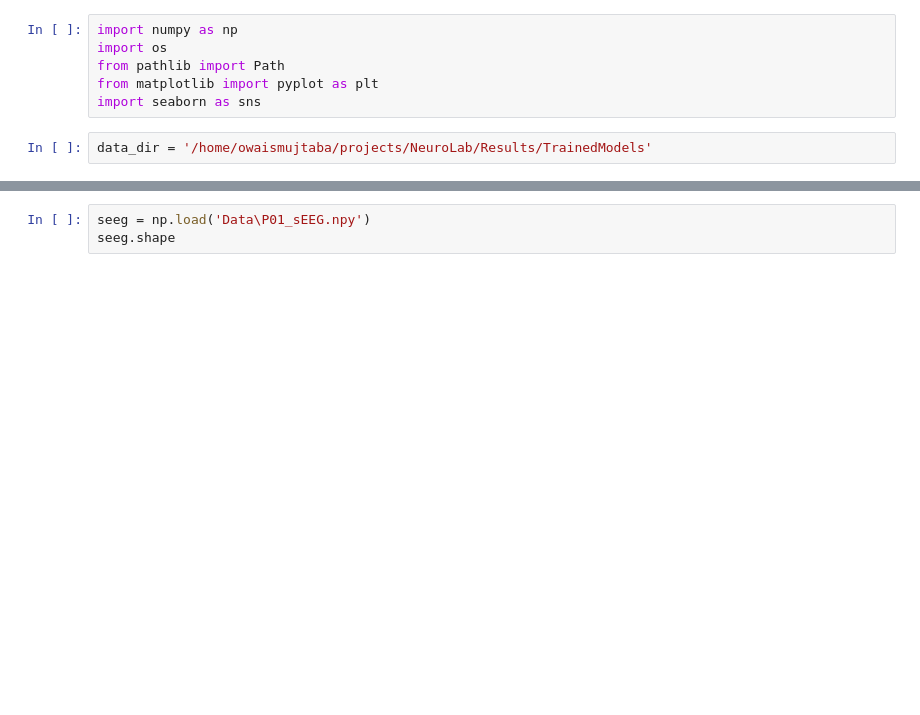
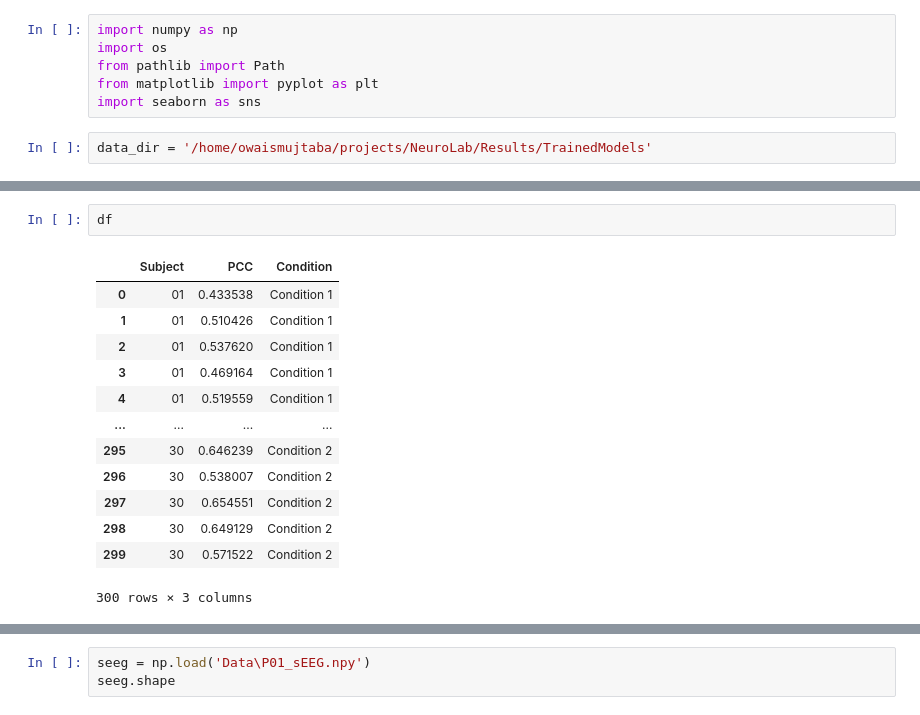
Before and after one commit to owaismujtaba/NeuroLab, a Jupyter notebook: PCC plot.ipynb, the cells around one changed output, grey strips where cells are left out. Saved outputs shown, nothing was run; the diff lists cells and outputs as text; blank space fills up the shorter version.

```diff
--- a/PCC plot.ipynb
+++ b/PCC plot.ipynb
@@ -48,0 +191,16 @@ plt.savefig('Images/pcc.png', dpi=800)
+# %%
+df
+# %% [output]
+|  | Subject | PCC | Condition |
+| 0 | 01 | 0.433538 | Condition 1 |
+| 1 | 01 | 0.510426 | Condition 1 |
+| 2 | 01 | 0.537620 | Condition 1 |
+| 3 | 01 | 0.469164 | Condition 1 |
+| 4 | 01 | 0.519559 | Condition 1 |
+| ... | ... | ... | ... |
+| 295 | 30 | 0.646239 | Condition 2 |
+| 296 | 30 | 0.538007 | Condition 2 |
+| 297 | 30 | 0.654551 | Condition 2 |
+| 298 | 30 | 0.649129 | Condition 2 |
+| 299 | 30 | 0.571522 | Condition 2 |
+300 rows × 3 columns
```
Also changed, not shown: parts of 8 cells of this notebook, 4 other files.
